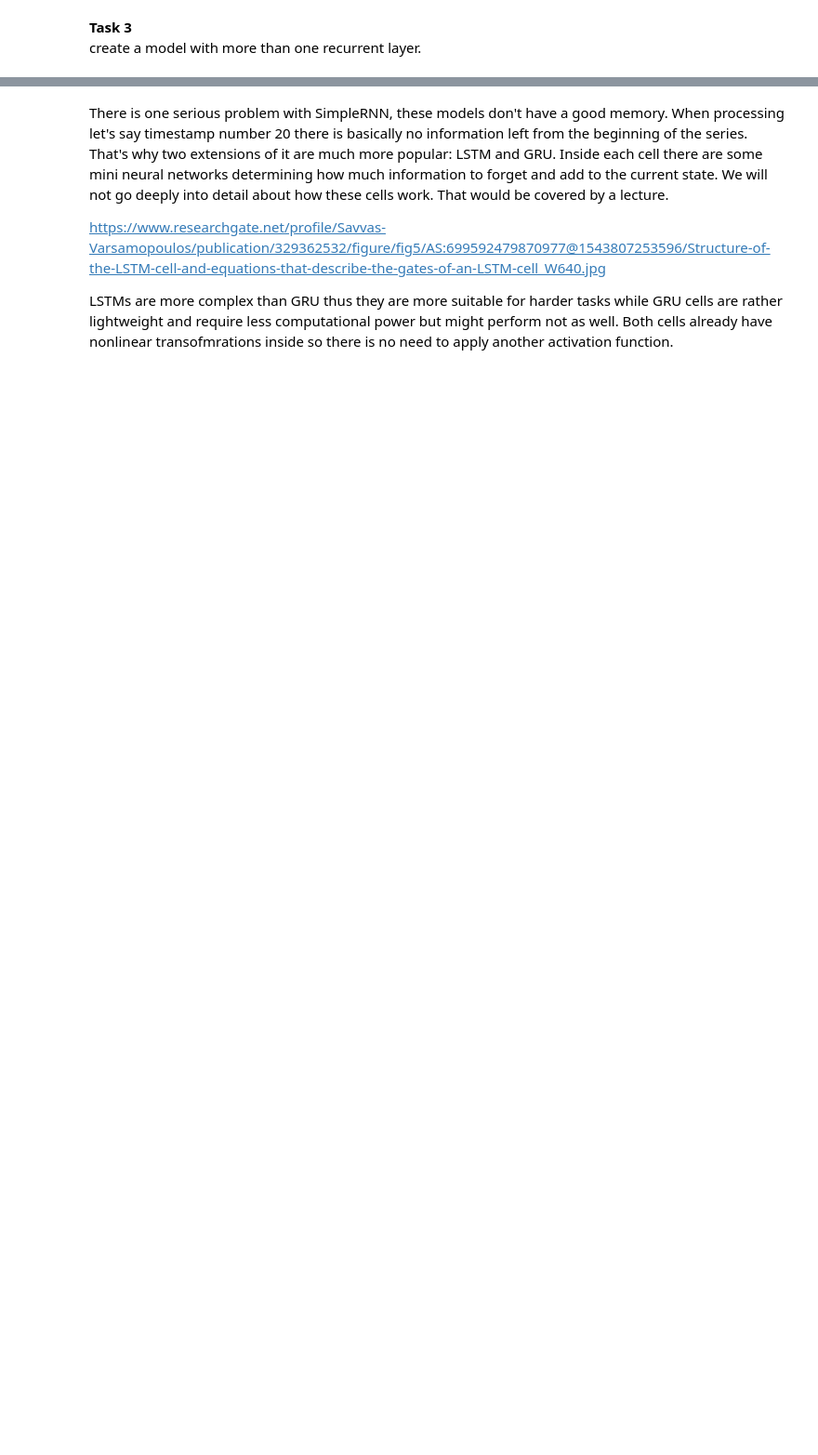
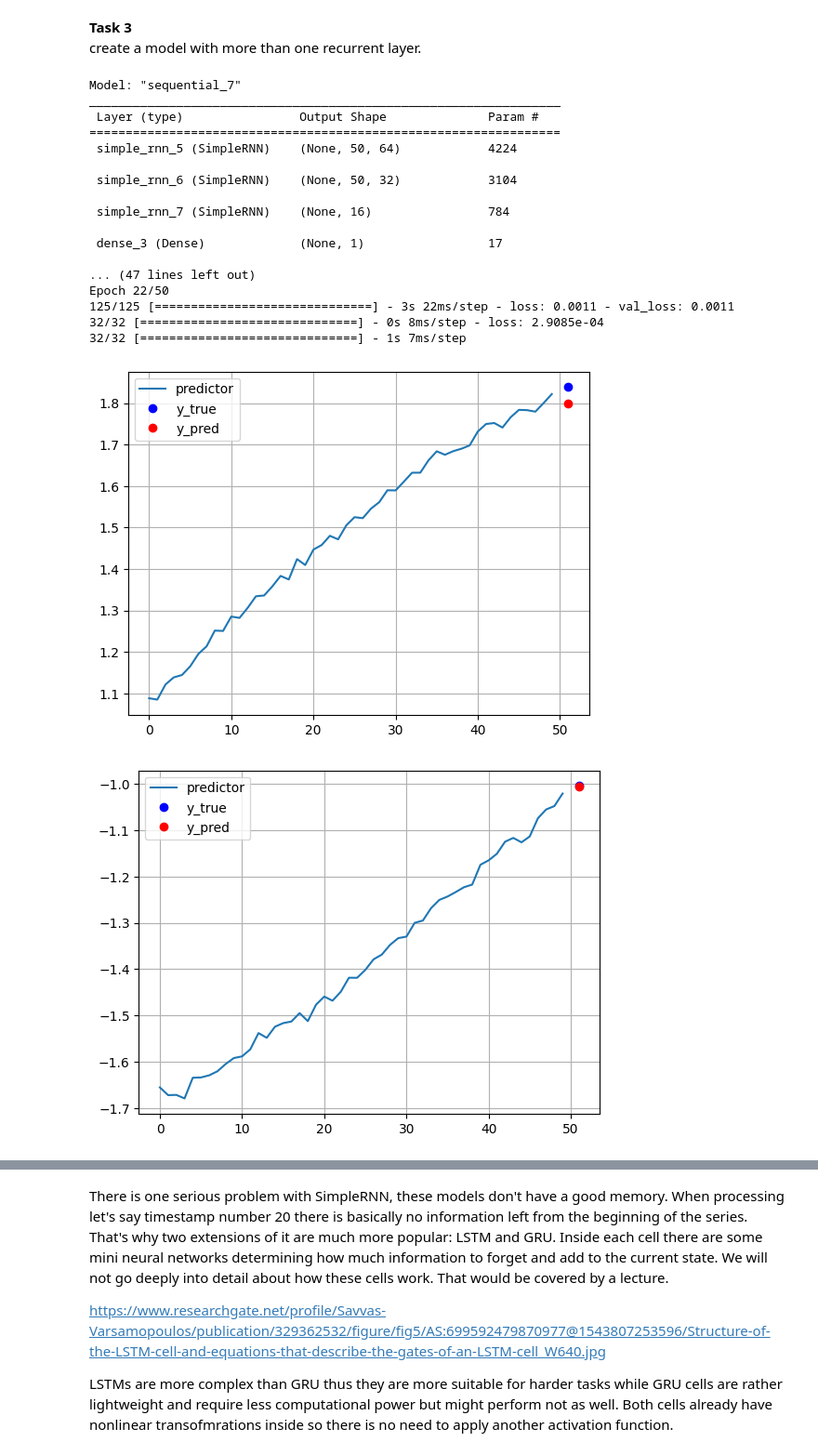
Before and after one commit to Bialkasss/DeepLearning, a Jupyter notebook: RNN/labRNN.ipynb, the cells around one changed output, grey strips where cells are left out. Shown at 93% size. Saved outputs shown, nothing was run; the diff lists cells and outputs as text; code cells hidden in the pictures; blank space fills up the shorter version.

```diff
--- a/RNN/labRNN.ipynb
+++ b/RNN/labRNN.ipynb
@@ -102,13 +102,22 @@ We don't want any overlap between these sets. Imagine we have 500 timestamps. If
 # %% [markdown]
 **Task 1** <br>Split data into training, validation, and test sets
 # %%
-train_frac = 0.8
-val_frac = 0.1
-test_frac = 0.1
+total_size = len(x)
+train_size = int(0.8 * total_size)
+test_size = int(0.1 * total_size)
+val_size = total_size - train_size - test_size
+
+# Split the data
+train_x, test_x, val_x = np.split(x, [train_size, train_size + test_size])
+train_y, test_y, val_y = np.split(y, [train_size, train_size + test_size])
 # %% [markdown]
 Time series can be processed using neural networks. The very basic approach would be to treat each timestamp as separate input and use a classical Dense layer. What should be an input shape of such a network?
 
 **Task2** <br>Create, fit and evaluate such a model
+# %%
+model = Sequential()
+model.add(Input(800,1))
+model.add(Dense(256))
 # %%
 pred = model.predict(test_x)
 for i in np.random.randint(0, len(test_y), 10):
@@ -183,5 +318,43 @@ model.predict(test_x[:3]).shape, model.predict(test_x[:3])
 # %%
 seqLen = 50
 model = Sequential()
+model.add(SimpleRNN(64, return_sequences=True, input_shape=(seqLen, 1)))
+model.add(SimpleRNN(32, return_sequences=True))
+model.add(SimpleRNN(16))
+model.add(Dense(1))
+model.compile(loss='mse')
+model.summary()
 
-model.summary()
+early = EarlyStopping(patience=7, restore_best_weights=True)
+model.fit(train_x,train_y, batch_size=64, epochs=50, validation_data=[val_x, val_y], callbacks=[early])
+
+model.evaluate(test_x, test_y)
+
+pred = model.predict(test_x)
+for i in np.random.randint(0, len(test_y), 10):
+    plt.plot(range(windowSize), test_x[i], label='predictor')
+    plt.plot(windowSize+1, test_y[i], "bo", label="y_true")
+    plt.plot(windowSize+1, pred[i], "ro", label="y_pred")
+    plt.legend()
+    plt.grid()
+    plt.show()
+# %% [output]
+Model: "sequential_7"
+_________________________________________________________________
+ Layer (type)                Output Shape              Param #
+=================================================================
+ simple_rnn_5 (SimpleRNN)    (None, 50, 64)            4224
+
+ simple_rnn_6 (SimpleRNN)    (None, 50, 32)            3104
+
+ simple_rnn_7 (SimpleRNN)    (None, 16)                784
+
+ dense_3 (Dense)             (None, 1)                 17
+
+... (47 lines left out)
+Epoch 22/50
+125/125 [==============================] - 3s 22ms/step - loss: 0.0011 - val_loss: 0.0011
+32/32 [==============================] - 0s 8ms/step - loss: 2.9085e-04
+32/32 [==============================] - 1s 7ms/step
+[figure, added]
+[figure, added]
```
Also changed, not shown: parts of 45 cells of this notebook, 1 other file.
